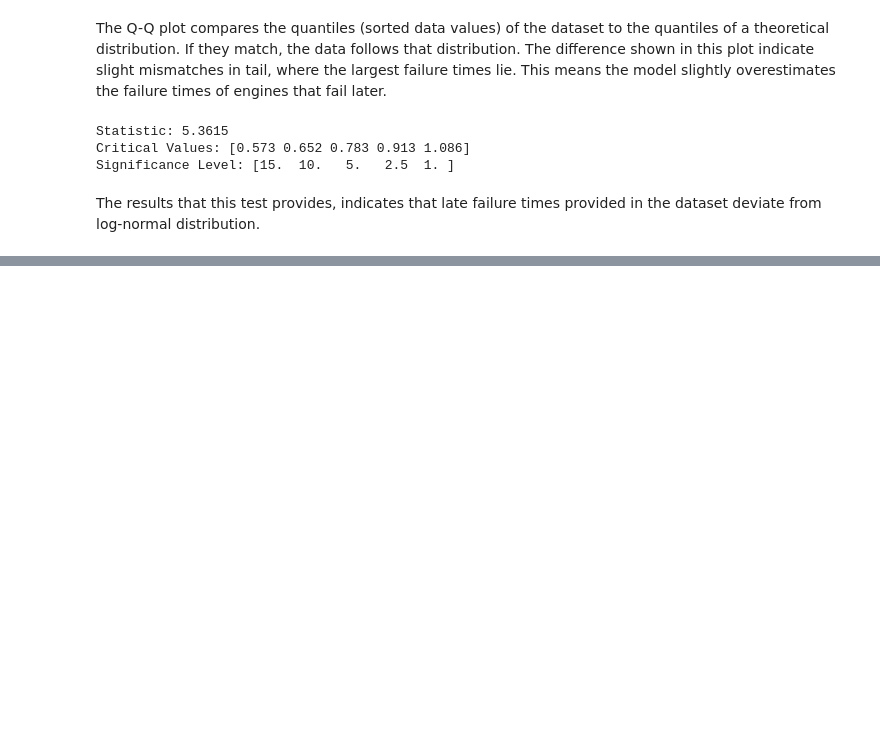
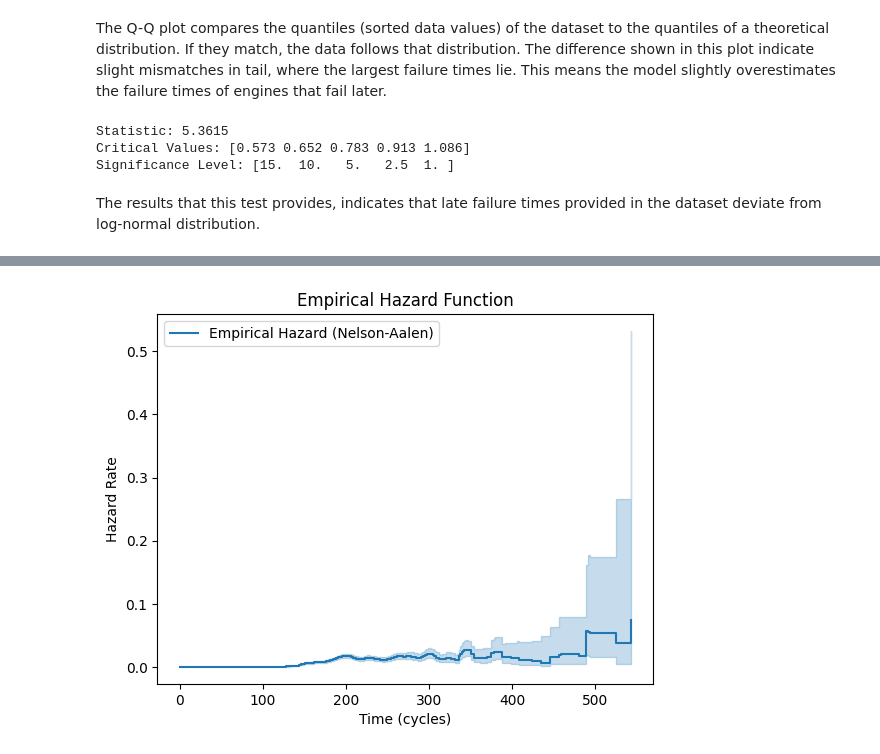
Before and after one commit to sofiatqsevskaa/engine-failure-analysis, a Jupyter notebook: train_set_statistical_analysis.ipynb, the cells around one changed output, grey strips where cells are left out. Cells and saved outputs as stored; diff of their text form; code cells hidden in the pictures; blank space fills up the shorter version.

Commit message:
hazard function, survival function

```diff
--- a/train_set_statistical_analysis.ipynb
+++ b/train_set_statistical_analysis.ipynb
@@ -200,0 +203,21 @@ plt.show()
+# %%
+from lifelines import KaplanMeierFitter, NelsonAalenFitter
+
+kmf = KaplanMeierFitter()
+naf = NelsonAalenFitter()
+
+T = failure_times.values
+E = np.ones_like(T)
+
+kmf.fit(T, event_observed=E)
+naf.fit(T, event_observed=E)
+
+plt.figure()
+naf.plot_hazard(bandwidth=10.0, label="Empirical Hazard (Nelson-Aalen)")
+plt.title("Empirical Hazard Function")
+plt.xlabel("Time (cycles)")
+plt.ylabel("Hazard Rate")
+plt.legend()
+plt.show()
+# %% [output]
+[figure, added]
```
Also changed, not shown: parts of 8 cells of this notebook.
